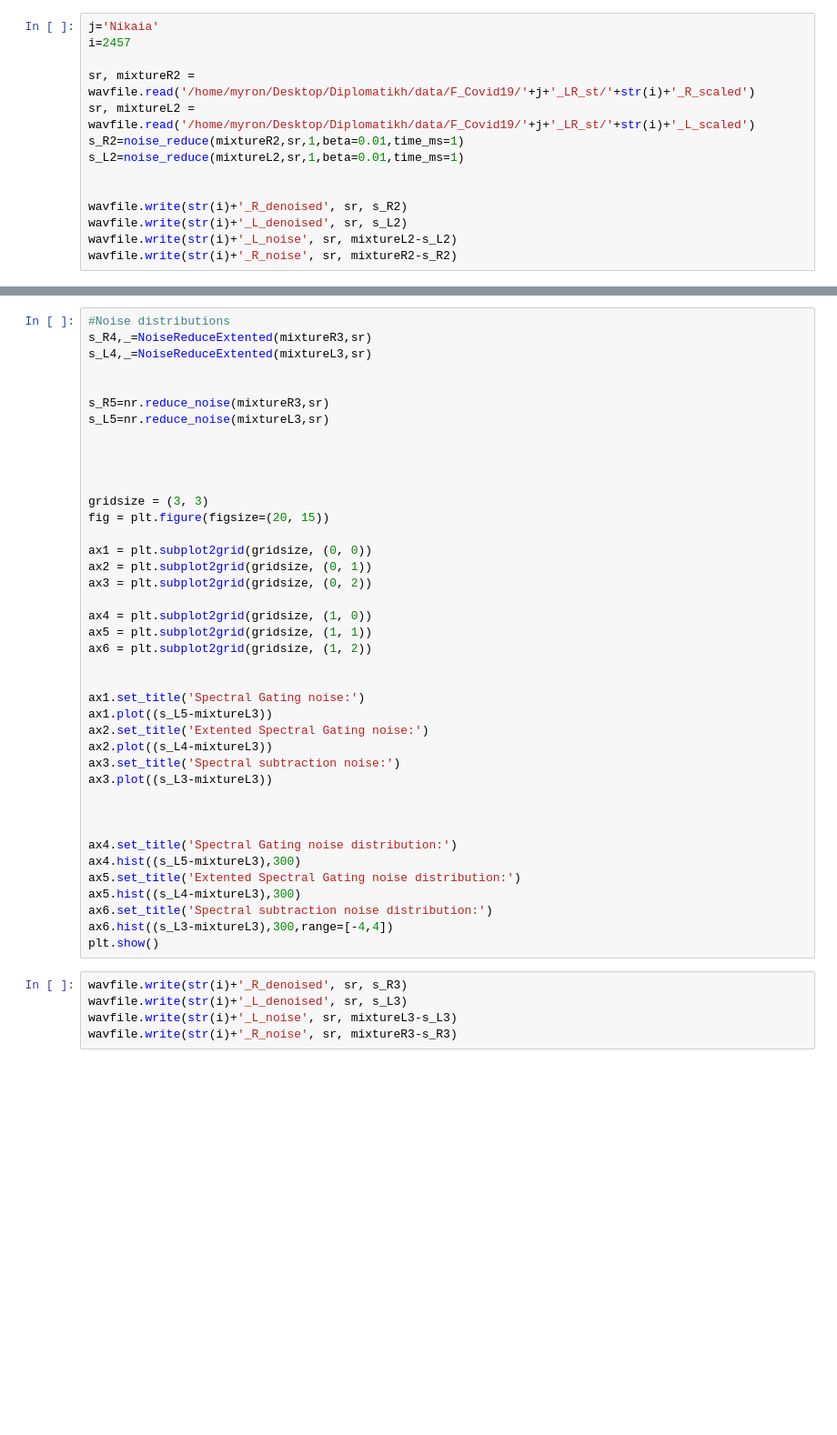
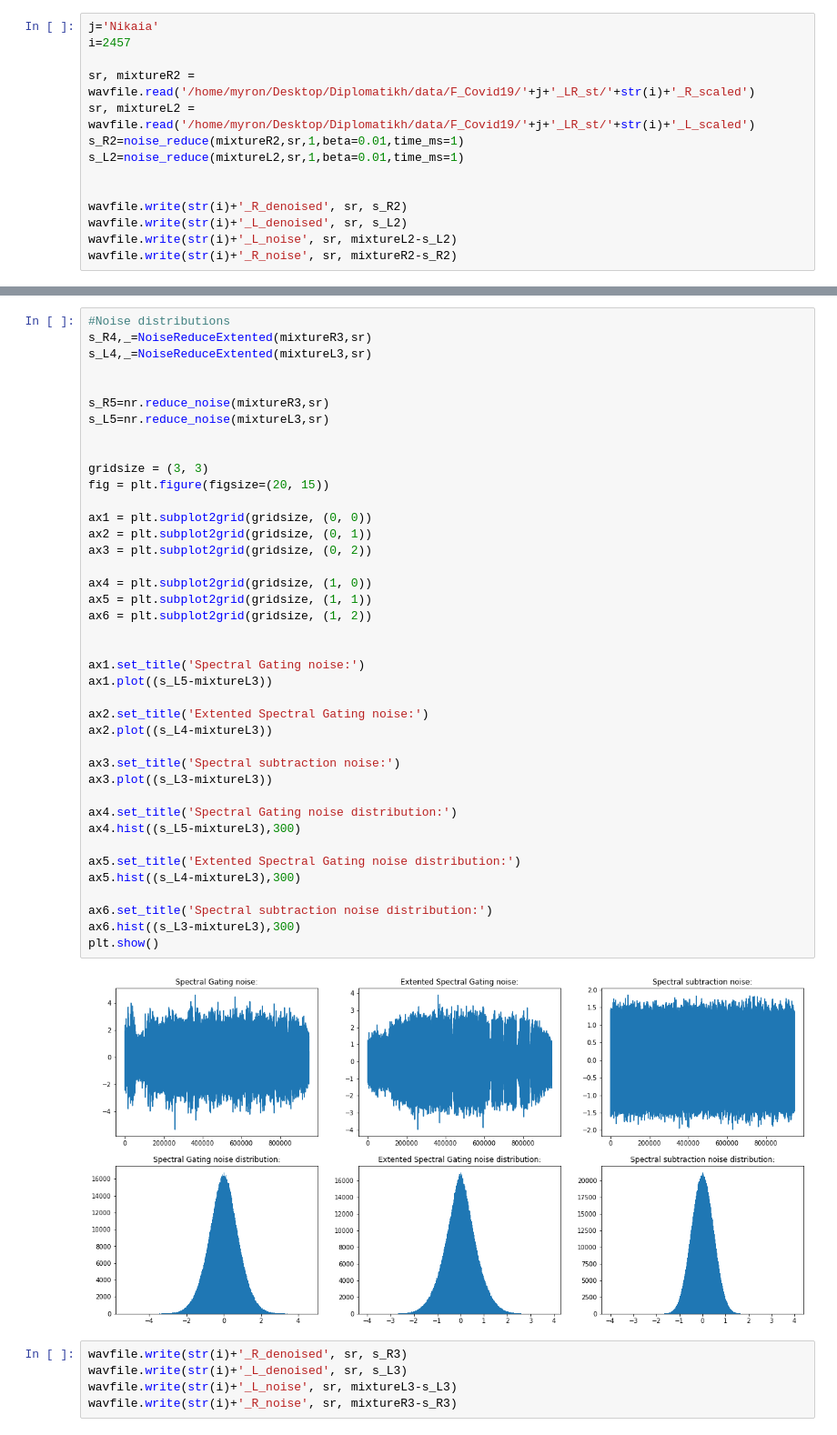
Before and after one commit to shortjohny/Thesis, a Jupyter notebook: Denoising_SpectralSubtraction.ipynb, the cells around one changed output, grey strips where cells are left out. Shown at 91% size. Saved outputs shown, nothing was run; the diff lists cells and outputs as text; blank space fills up the shorter version.

```diff
--- a/Denoising_SpectralSubtraction.ipynb
+++ b/Denoising_SpectralSubtraction.ipynb
@@ -312,38 +321,40 @@ s_L4,_=NoiseReduceExtented(mixtureL3,sr)
 
 s_R5=nr.reduce_noise(mixtureR3,sr)
 s_L5=nr.reduce_noise(mixtureL3,sr)
-
-
 
 
 gridsize = (3, 3)
 fig = plt.figure(figsize=(20, 15))
 
 ax1 = plt.subplot2grid(gridsize, (0, 0))
 ax2 = plt.subplot2grid(gridsize, (0, 1))
 ax3 = plt.subplot2grid(gridsize, (0, 2))
 
 ax4 = plt.subplot2grid(gridsize, (1, 0))
 ax5 = plt.subplot2grid(gridsize, (1, 1))
 ax6 = plt.subplot2grid(gridsize, (1, 2))
 
 
 ax1.set_title('Spectral Gating noise:')
 ax1.plot((s_L5-mixtureL3))
+
 ax2.set_title('Extented Spectral Gating noise:')
 ax2.plot((s_L4-mixtureL3))
+
 ax3.set_title('Spectral subtraction noise:')
 ax3.plot((s_L3-mixtureL3))
 
-
-
 ax4.set_title('Spectral Gating noise distribution:')
 ax4.hist((s_L5-mixtureL3),300)
+
 ax5.set_title('Extented Spectral Gating noise distribution:')
 ax5.hist((s_L4-mixtureL3),300)
+
 ax6.set_title('Spectral subtraction noise distribution:')
-ax6.hist((s_L3-mixtureL3),300,range=[-4,4])
+ax6.hist((s_L3-mixtureL3),300)
 plt.show()
+# %% [output]
+[figure, added]
 # %%
 wavfile.write(str(i)+'_R_denoised', sr, s_R3)
 wavfile.write(str(i)+'_L_denoised', sr, s_L3)
```
Also changed, not shown: parts of 4 cells of this notebook.
